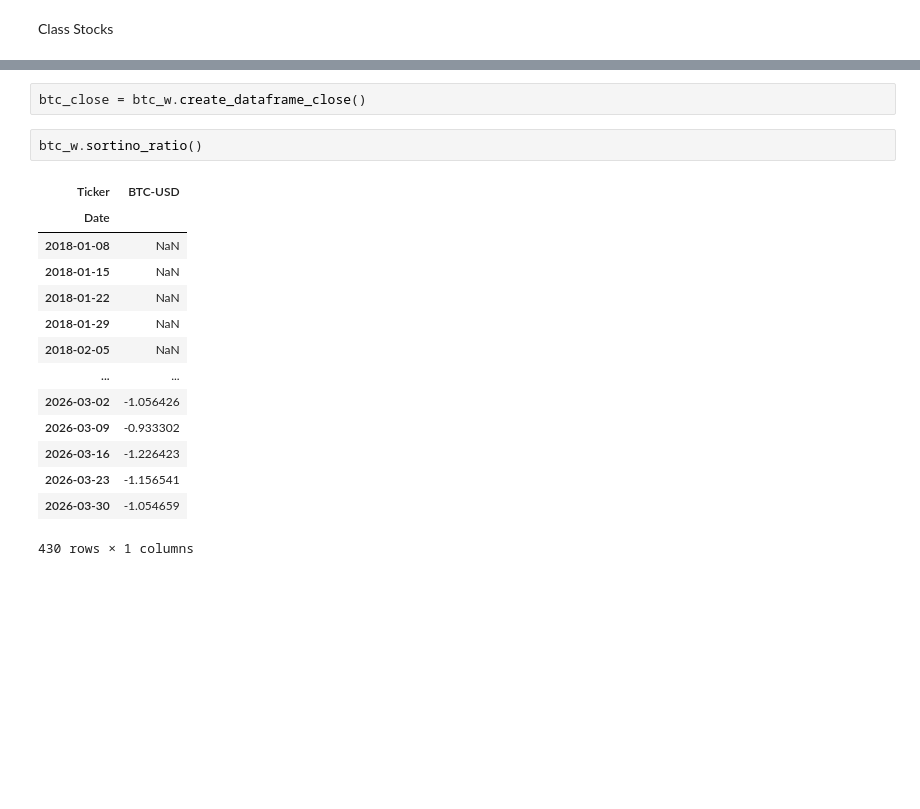
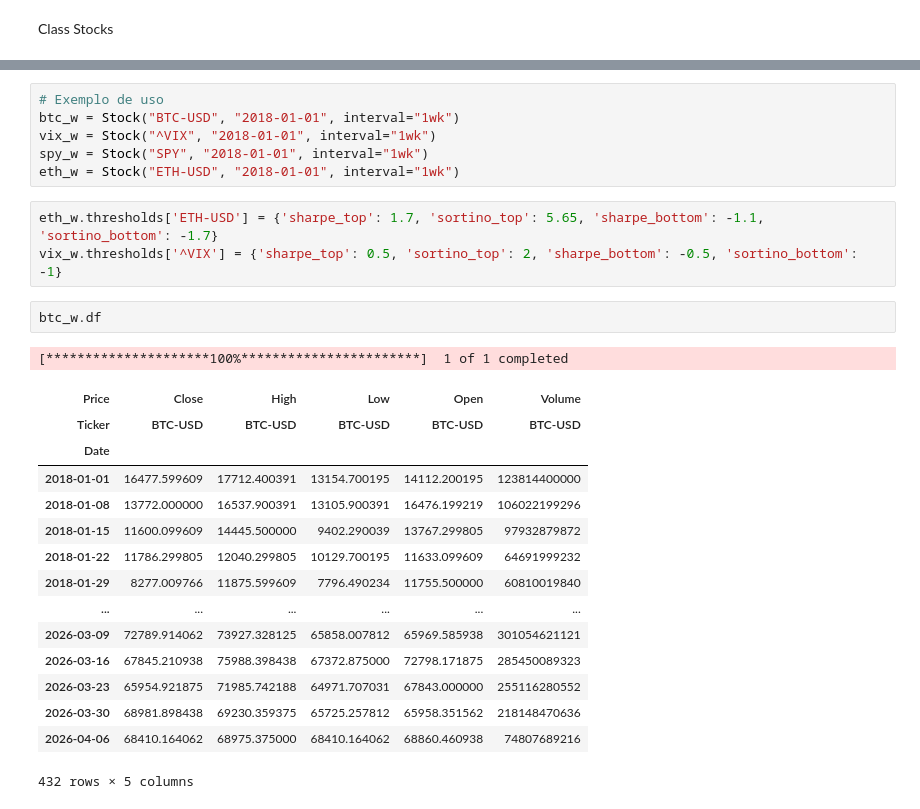
Before and after one commit to igormontrezor/studies, a Jupyter notebook: market_analyze/market_analysis_oop.ipynb, the cells around one changed output, grey strips where cells are left out. Drawn from its saved outputs; the diff is of its cells as text; blank space fills up the shorter version.

```diff
--- a/market_analyze/market_analysis_oop.ipynb
+++ b/market_analyze/market_analysis_oop.ipynb
@@ -138,19 +409,28 @@ display(spy_w.df)
-# %%
-btc_close = btc_w.create_dataframe_close()
-# %%
-btc_w.sortino_ratio()
-# %% [output]
-| Ticker | BTC-USD |
-| Date |  |
-| 2018-01-08 | NaN |
-| 2018-01-15 | NaN |
-| 2018-01-22 | NaN |
-| 2018-01-29 | NaN |
-| 2018-02-05 | NaN |
-| ... | ... |
-| 2026-03-02 | -1.056426 |
-| 2026-03-09 | -0.933302 |
-| 2026-03-16 | -1.226423 |
-| 2026-03-23 | -1.156541 |
-| 2026-03-30 | -1.054659 |
-430 rows × 1 columns
+# %%
+# Exemplo de uso
+btc_w = Stock("BTC-USD", "2018-01-01", interval="1wk")
+vix_w = Stock("^VIX", "2018-01-01", interval="1wk")
+spy_w = Stock("SPY", "2018-01-01", interval="1wk")
+eth_w = Stock("ETH-USD", "2018-01-01", interval="1wk")
+# %%
+eth_w.thresholds['ETH-USD'] = {'sharpe_top': 1.7, 'sortino_top': 5.65, 'sharpe_bottom': -1.1, 'sortino_bottom': -1.7}
+vix_w.thresholds['^VIX'] = {'sharpe_top': 0.5, 'sortino_top': 2, 'sharpe_bottom': -0.5, 'sortino_bottom': -1}
+# %%
+btc_w.df
+# %% [output]
+[*********************100%***********************]  1 of 1 completed
+| Price | Close | High | Low | Open | Volume |
+| Ticker | BTC-USD | BTC-USD | BTC-USD | BTC-USD | BTC-USD |
+| Date |  |  |  |  |  |
+| 2018-01-01 | 16477.599609 | 17712.400391 | 13154.700195 | 14112.200195 | 123814400000 |
+| 2018-01-08 | 13772.000000 | 16537.900391 | 13105.900391 | 16476.199219 | 106022199296 |
+| 2018-01-15 | 11600.099609 | 14445.500000 | 9402.290039 | 13767.299805 | 97932879872 |
+| 2018-01-22 | 11786.299805 | 12040.299805 | 10129.700195 | 11633.099609 | 64691999232 |
+| 2018-01-29 | 8277.009766 | 11875.599609 | 7796.490234 | 11755.500000 | 60810019840 |
+| ... | ... | ... | ... | ... | ... |
+| 2026-03-09 | 72789.914062 | 73927.328125 | 65858.007812 | 65969.585938 | 301054621121 |
+| 2026-03-16 | 67845.210938 | 75988.398438 | 67372.875000 | 72798.171875 | 285450089323 |
+| 2026-03-23 | 65954.921875 | 71985.742188 | 64971.707031 | 67843.000000 | 255116280552 |
+| 2026-03-30 | 68981.898438 | 69230.359375 | 65725.257812 | 65958.351562 | 218148470636 |
+| 2026-04-06 | 68410.164062 | 68975.375000 | 68410.164062 | 68860.460938 | 74807689216 |
+432 rows × 5 columns
```
Also changed, not shown: parts of 14 cells of this notebook, 6 other files.
